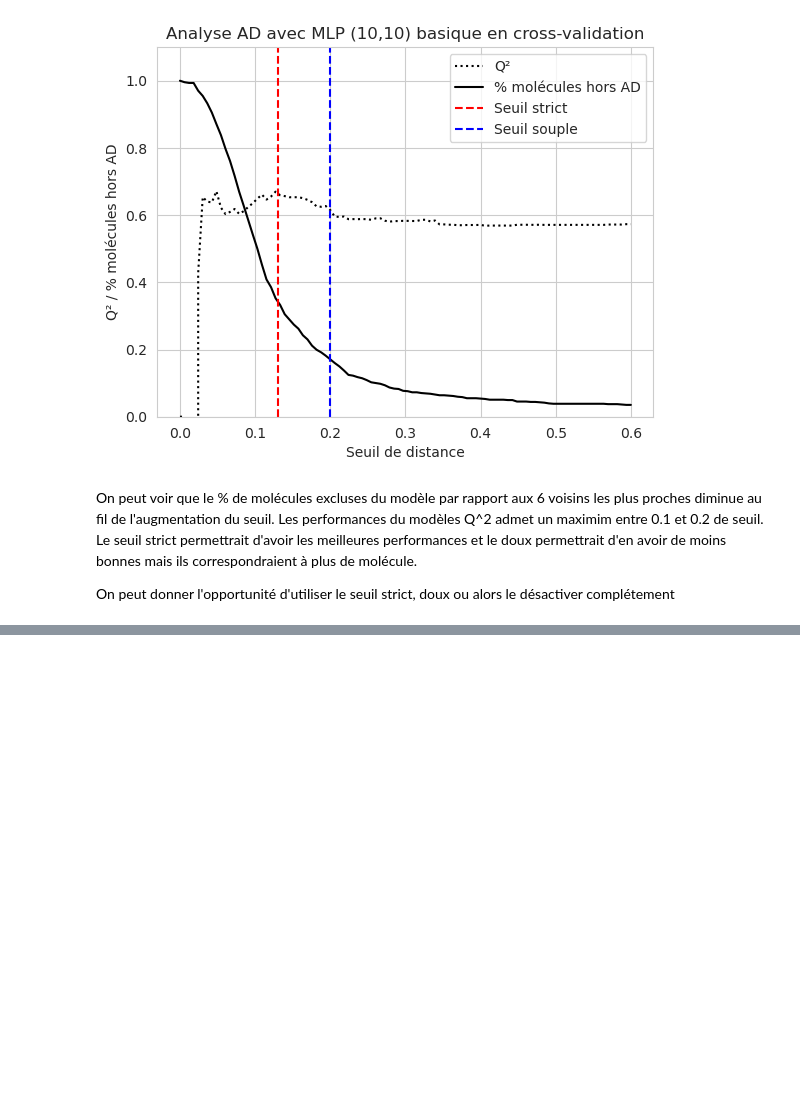
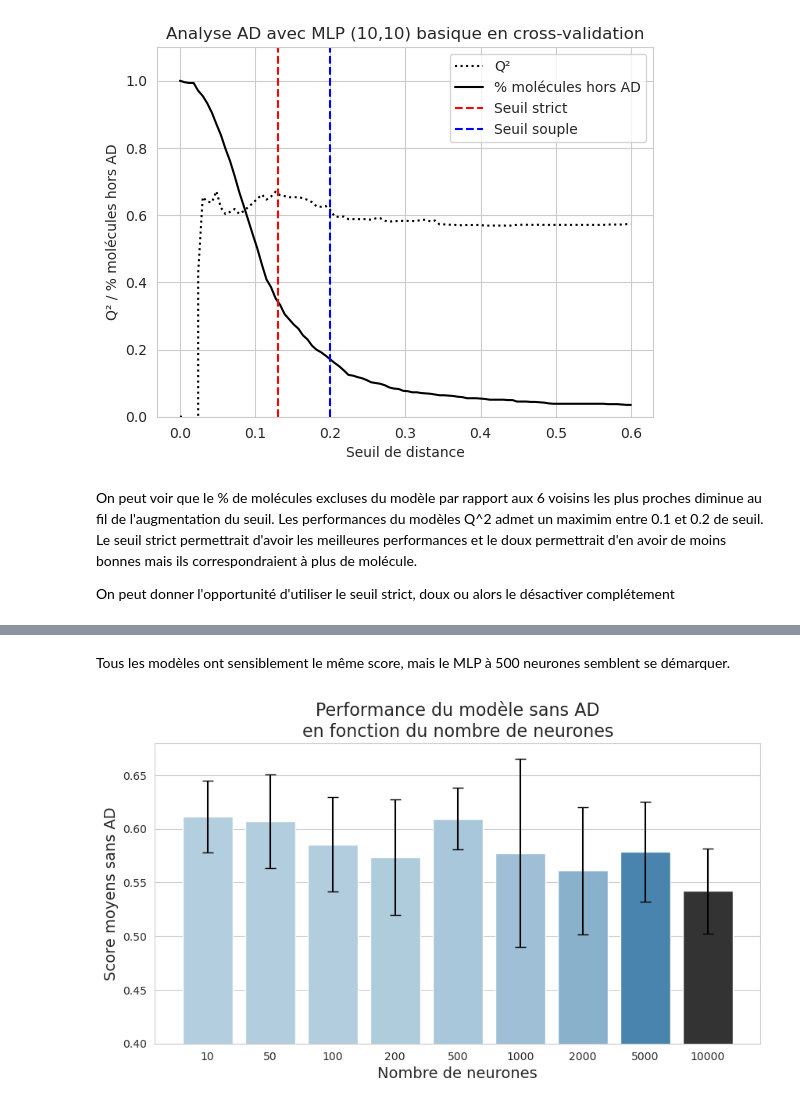
Before and after one commit to Edmondbrn/projet_IA_QSAR, a Jupyter notebook: regression_MLP.ipynb, the cells around one changed output, grey strips where cells are left out. Drawn from its saved outputs; the diff is of its cells as text; code cells hidden in the pictures; blank space fills up the shorter version.

```diff
--- a/regression_MLP.ipynb
+++ b/regression_MLP.ipynb
@@ -188,0 +278,13 @@ for i, T in enumerate(total_neurones):
+# %% [markdown]
+Tous les modèles ont sensiblement le même score, mais le MLP à 500 neurones semblent se démarquer.
+# %%
+qu.barplot_perf(grouped,
+                "nb_neurones",
+                "r2_noAD_mean",
+                "r2_noAD_std",
+                "Nombre de neurones",
+                "Score moyens sans AD",
+                "Performance du modèle sans AD\nen fonction du nombre de neurones",
+                ylim=(0.4, 0.68))
+# %% [output]
+[figure, added]
```
Also changed, not shown: parts of 27 cells of this notebook, 7 other files.
